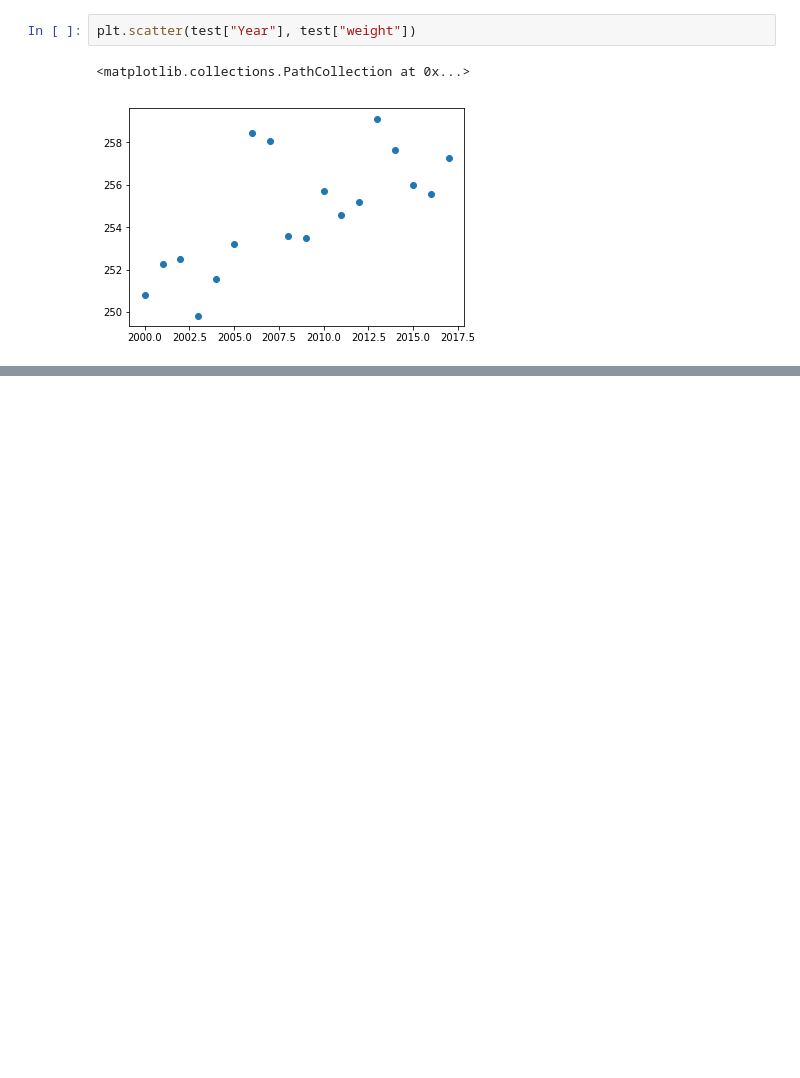
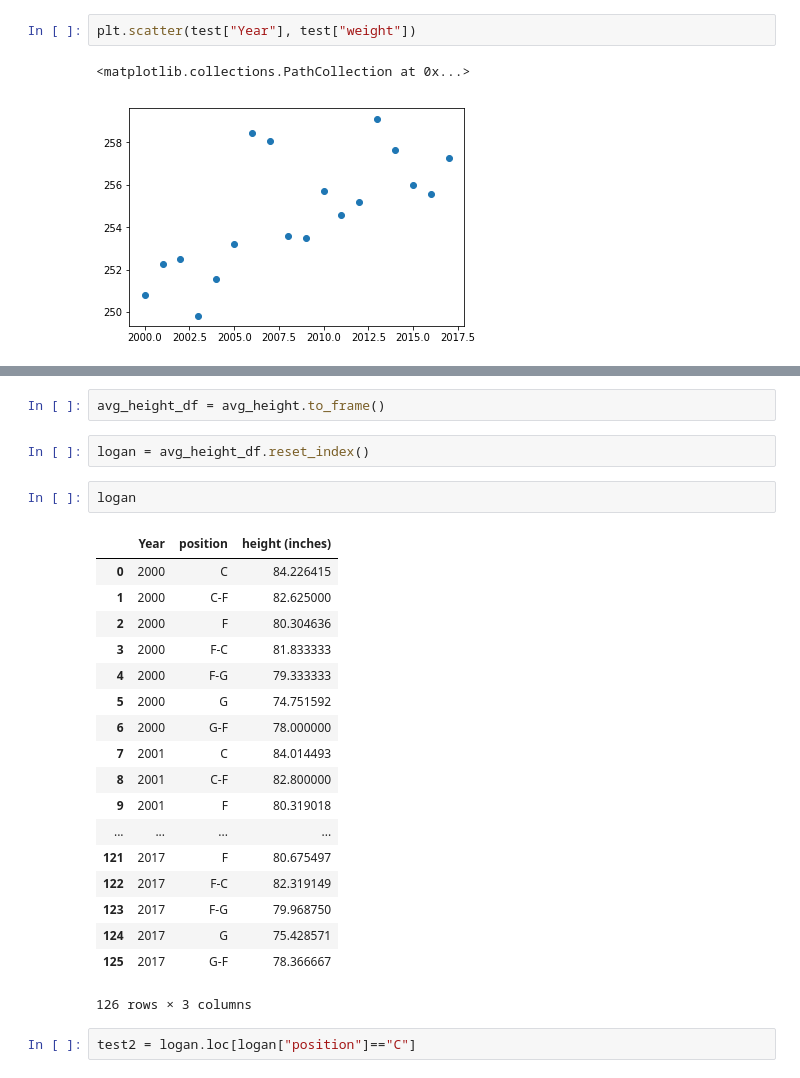
Before and after one commit to logan7734/Project1_repo, a Jupyter notebook: Logan_Main.ipynb, the cells around one changed output, grey strips where cells are left out. Saved outputs shown, nothing was run; the diff lists cells and outputs as text; blank space fills up the shorter version.

```diff
--- a/Logan_Main.ipynb
+++ b/Logan_Main.ipynb
@@ -255,0 +279,27 @@ plt.scatter(test["Year"], test["weight"])
+# %%
+avg_height_df = avg_height.to_frame()
+# %%
+logan = avg_height_df.reset_index()
+# %%
+logan
+# %% [output]
+|  | Year | position | height (inches) |
+| 0 | 2000 | C | 84.226415 |
+| 1 | 2000 | C-F | 82.625000 |
+| 2 | 2000 | F | 80.304636 |
+| 3 | 2000 | F-C | 81.833333 |
+| 4 | 2000 | F-G | 79.333333 |
+| 5 | 2000 | G | 74.751592 |
+| 6 | 2000 | G-F | 78.000000 |
+| 7 | 2001 | C | 84.014493 |
+| 8 | 2001 | C-F | 82.800000 |
+| 9 | 2001 | F | 80.319018 |
+| ... | ... | ... | ... |
+| 121 | 2017 | F | 80.675497 |
+| 122 | 2017 | F-C | 82.319149 |
+| 123 | 2017 | F-G | 79.968750 |
+| 124 | 2017 | G | 75.428571 |
+| 125 | 2017 | G-F | 78.366667 |
+126 rows × 3 columns
+# %%
+test2 = logan.loc[logan["position"]=="C"]
```
Also changed, not shown: parts of 5 cells of this notebook.
